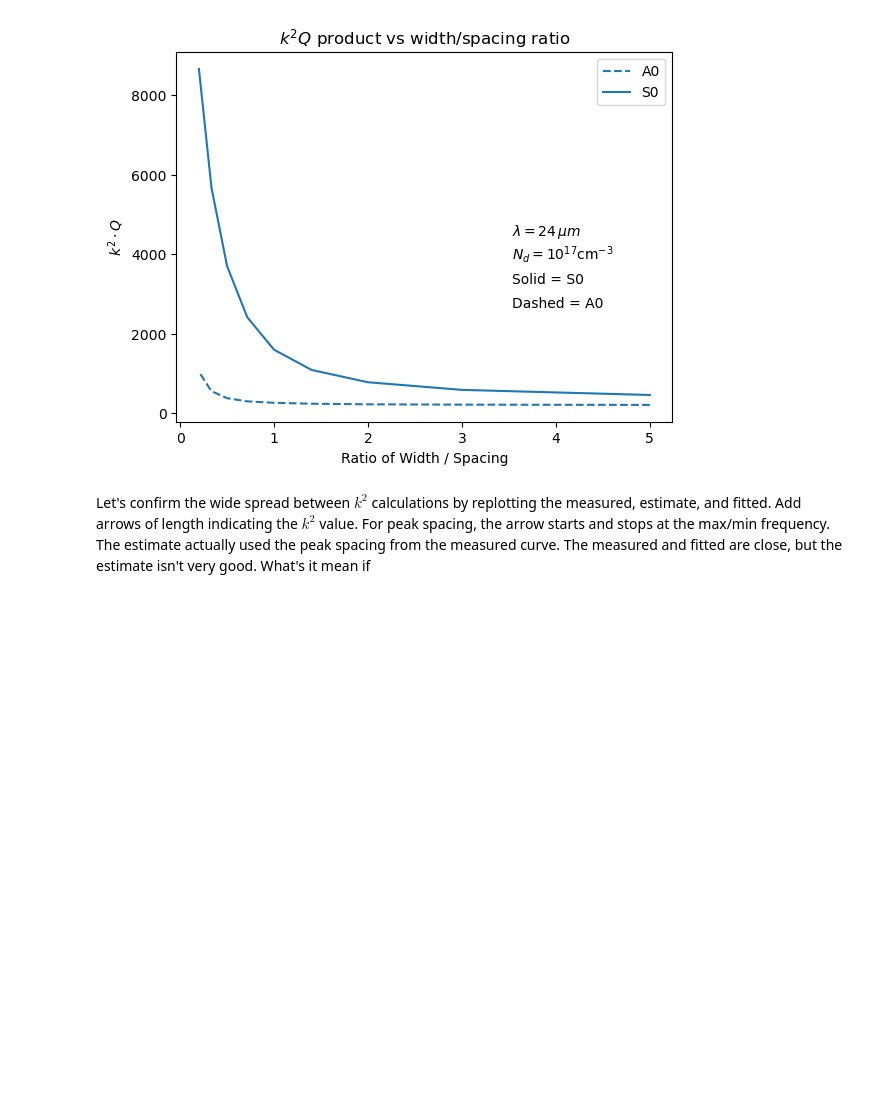
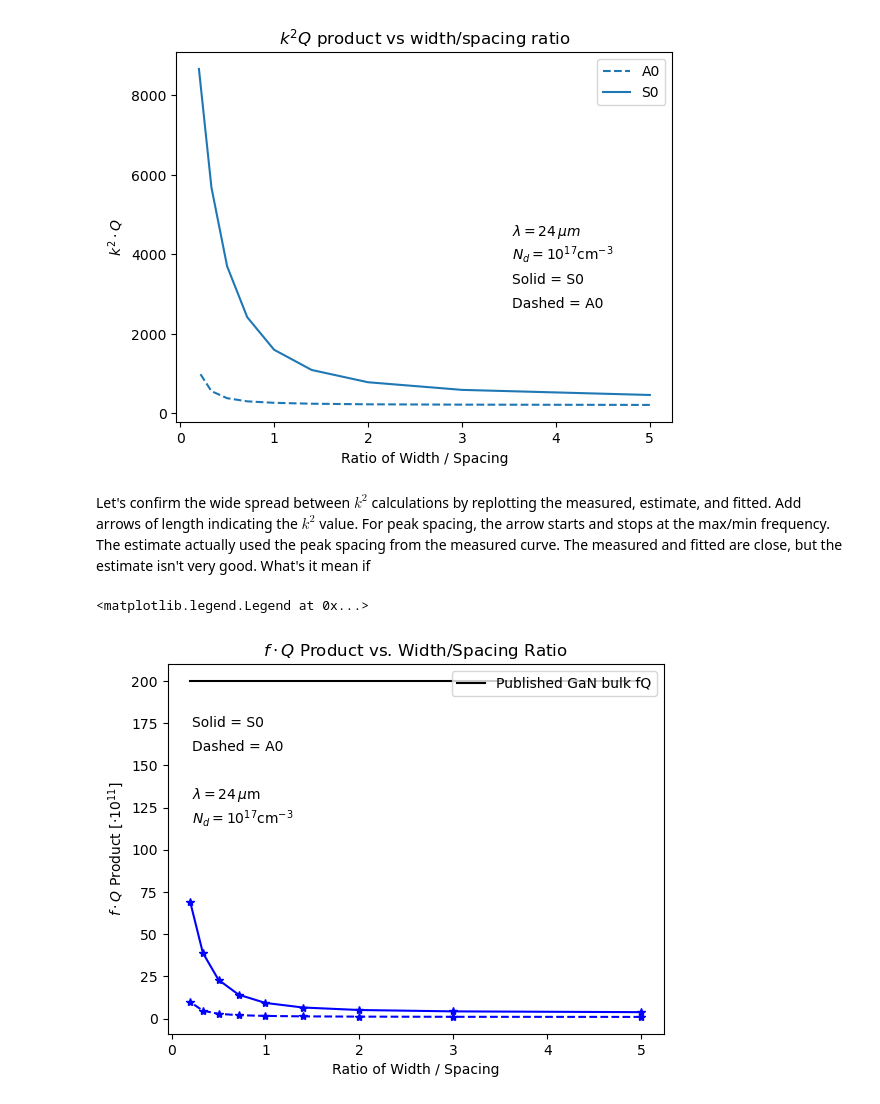
Before and after one commit to ninja-lab/Resonators, a Jupyter notebook: ComsolPlots3.ipynb, the cells around one changed output. Cells and saved outputs as stored; diff of their text form; code cells hidden in the pictures; blank space fills up the shorter version.

```diff
--- a/ComsolPlots3.ipynb
+++ b/ComsolPlots3.ipynb
@@ -530,0 +533,35 @@ What's it mean if
+# %%
+#Cell 203
+lambda_sel = 24.0
+Nd_idx    = 3         # 1e17 cm^-3
+df['lambda_um'] = 2.0 * (df['spacing_um'] + df['width_um'])
+dfA0 = df[(df['lambda_um'] == lambda_sel) & (df['doping_idx'] == Nd_idx) & (df['mode_idx'] == 0)].copy()
+dfS0 = df[(df['lambda_um'] == lambda_sel) & (df['doping_idx'] == Nd_idx) & (df['mode_idx'] == 1)].copy()
+
+df_Q_A0 = dfA0[np.isfinite(dfA0['Q']) & np.isfinite(dfA0['freq_Hz'])].copy()
+df_Q_S0 = dfS0[np.isfinite(dfS0['Q']) & np.isfinite(dfS0['freq_Hz'])].copy()
+
+df_Q_A0['w_s_ratio'] = df_Q_A0['width_um'] / df_Q_A0['spacing_um']
+df_Q_S0['w_s_ratio'] = df_Q_S0['width_um'] / df_Q_S0['spacing_um']
+df_Q_A0['fQ_scaled'] = df_Q_A0['freq_Hz'] * df_Q_A0['Q'] / 1e11
+df_Q_S0['fQ_scaled'] = df_Q_S0['freq_Hz'] * df_Q_S0['Q'] / 1e11
+
+fQ_line = 2.0e13 / 1e11
+x_min = min(df_Q_A0['w_s_ratio'].min(), df_Q_S0['w_s_ratio'].min())
+x_max = max(df_Q_A0['w_s_ratio'].max(), df_Q_S0['w_s_ratio'].max())
+
+fig, ax = plt.subplots()
+ax.plot(df_Q_A0['w_s_ratio'], df_Q_A0['fQ_scaled'], color='b', linestyle='--', marker='*')
+ax.plot(df_Q_S0['w_s_ratio'], df_Q_S0['fQ_scaled'], color='b', linestyle='-', marker='*')
+ax.plot([x_min, x_max], [fQ_line, fQ_line], color='k', linestyle='-', label='Published GaN bulk fQ')
+ax.annotate(r'$\lambda = 24\,\mu\mathrm{m}$', xy=(0.15, 0.6), xycoords='figure fraction', color='k', fontsize=10)
+ax.annotate(r'$N_d = 10^{17} \text{cm}^{-3}$', xy=(0.15, 0.55), xycoords='figure fraction', color='k', fontsize=10)
+ax.annotate('Dashed = A0', xy=(0.15, 0.7), xycoords='figure fraction', color='k', fontsize=10)
+ax.annotate('Solid = S0', xy=(0.15, 0.75), xycoords='figure fraction', color='k', fontsize=10)
+ax.set_xlabel(r'Ratio of Width / Spacing')
+ax.set_ylabel(r'$f \cdot Q$ Product $[\cdot 10^{11}]$')
+ax.set_title(r'$f \cdot Q$ Product vs. Width/Spacing Ratio')
+ax.legend(loc='upper right')
+# %% [output]
+<matplotlib.legend.Legend at 0x...>
+[figure, added]
```
Also changed, not shown: parts of 5 cells of this notebook, 9 other files.
